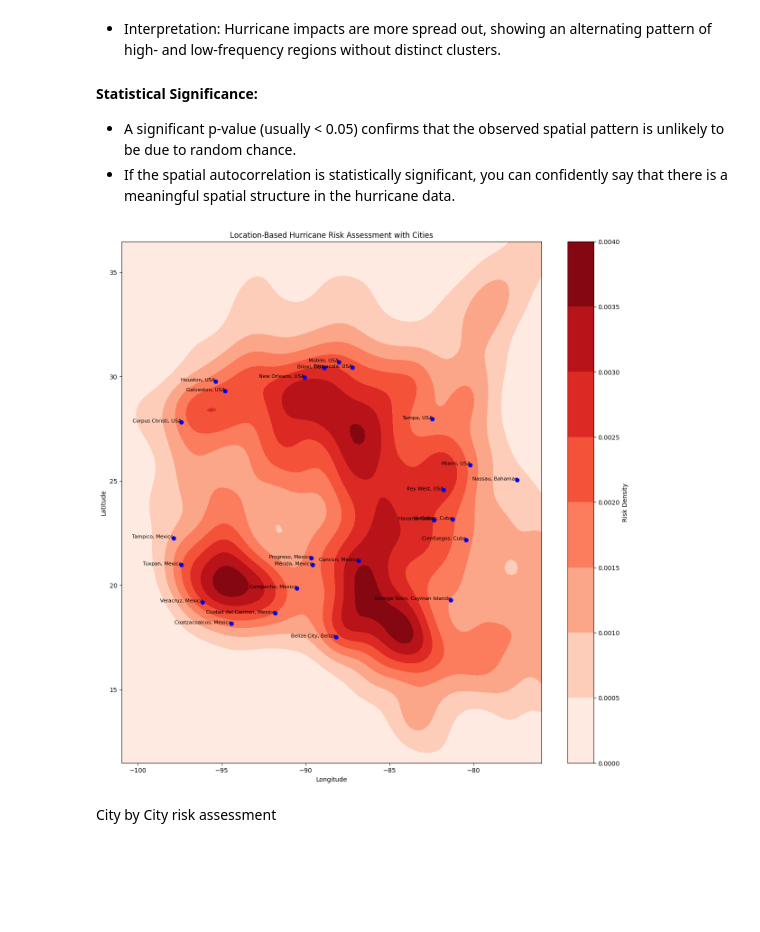
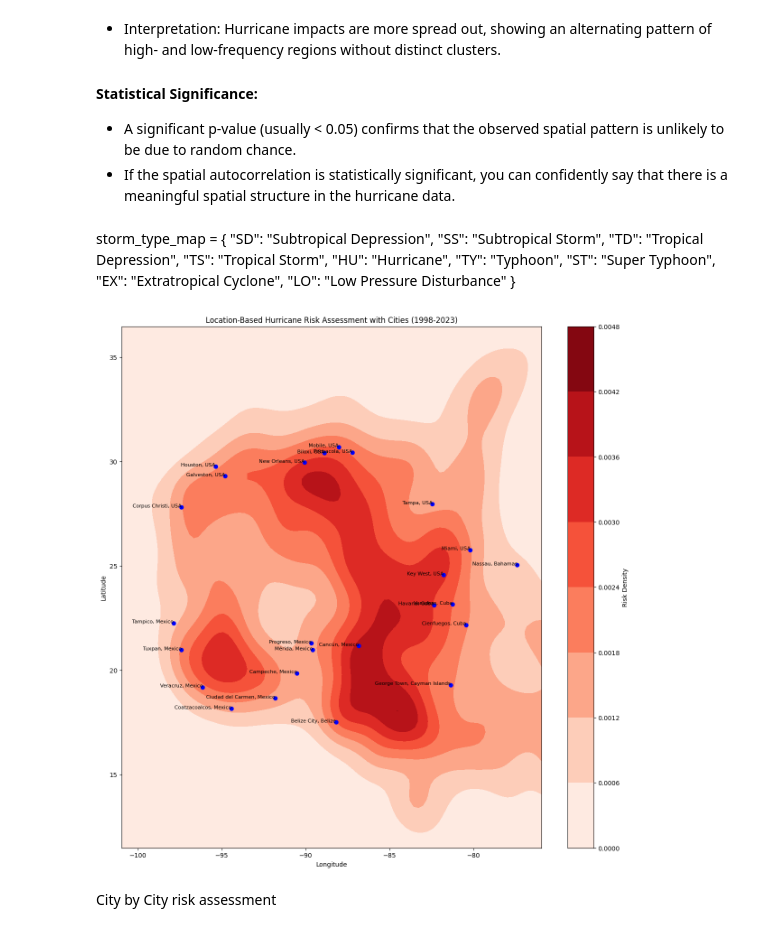
Before and after one commit to ecesanal03/COSC-3337, a Jupyter notebook: PlotHurricanes.ipynb, the cells around one changed output. Saved outputs shown, nothing was run; the diff lists cells and outputs as text; code cells hidden in the pictures; blank space fills up the shorter version.

```diff
--- a/PlotHurricanes.ipynb
+++ b/PlotHurricanes.ipynb
@@ -400,11 +427,29 @@ indicates dispersion of storms with high frequency locations spread apart (the c
 #### Statistical Significance:
 - A significant p-value (usually < 0.05) confirms that the observed spatial pattern is unlikely to be due to random chance.
 - If the spatial autocorrelation is statistically significant, you can confidently say that there is a meaningful spatial structure in the hurricane data.
+# %% [markdown]
+storm_type_map = {
+    "SD": "Subtropical Depression",
+    "SS": "Subtropical Storm",
+    "TD": "Tropical Depression",
+    "TS": "Tropical Storm",
+    "HU": "Hurricane",
+    "TY": "Typhoon",
+    "ST": "Super Typhoon",
+    "EX": "Extratropical Cyclone",
+    "LO": "Low Pressure Disturbance"
+}
 # %%
+start_year = 1998
+end_year = 2023
+#2003, 2008, 2013, 2018, 2023
+
 data = pd.read_csv('hurricane_summary.csv')
 
+data = data[(data['year'] >= start_year) & (data['year'] <= end_year)]
+
 expanded_data = []
-severity_weights = {'TD': 1, 'TS': 2, 'HU': 3}
+severity_weights = {'SD':0.5, 'SS':0.5, 'TD': 0.5, 'TS': 1, 'HU': 3, 'TY':3, 'ST':4, 'EX':0.5, 'LO':0.5}
 for _, row in data.iterrows():
     storm_id = row['id']
     name = row['name']
@@ -439,35 +484,35 @@ kde.fit(coords, sample_weight=weights)
 
 # Calculate the average latitude and longitude of the cities
 average_lat = np.mean([coord[0] for coord in target_cities.values()])
 average_lon = np.mean([coord[1] for coord in target_cities.values()])
 
 # Define a grid range based on the average coordinates
 lat_range = 25  # Define a latitude range around the average point
 lon_range = 25  # Define a longitude range around the average point
 x = np.linspace(average_lon - lon_range / 2, average_lon + lon_range / 2, 100)  # Longitude range
 y = np.linspace(average_lat - lat_range / 2, average_lat + lat_range / 2, 100)  # Latitude range
 X, Y = np.meshgrid(x, y)
 grid_coords = np.vstack([X.ravel(), Y.ravel()]).T
 
 # Evaluate KDE on the grid
 Z = np.exp(kde.score_samples(grid_coords)).reshape(X.shape)
 
 # Plotting the KDE heatmap with city coordinates
 plt.figure(figsize=(15, 15))
 plt.contourf(X, Y, Z, cmap="Reds")
 plt.colorbar(label="Risk Density")
 plt.xlabel("Longitude")
 plt.ylabel("Latitude")
-plt.title("Location-Based Hurricane Risk Assessment with Cities")
+plt.title("Location-Based Hurricane Risk Assessment with Cities ({}-{})".format(start_year, end_year))
 
 # Overlay city points and labels
 for city, (lat, lon) in target_cities.items():
     plt.plot(lon, lat, 'bo')  # Plot city locations
     plt.text(lon, lat, city, fontsize=8, ha='right')  # Label cities
 
 plt.show()
 # %% [output]
-[figure, old version]
+[figure, new version]
 # %% [markdown]
 City by City risk assessment
 # %%
```
Also changed, not shown: parts of 4 cells of this notebook, 9 other files.
